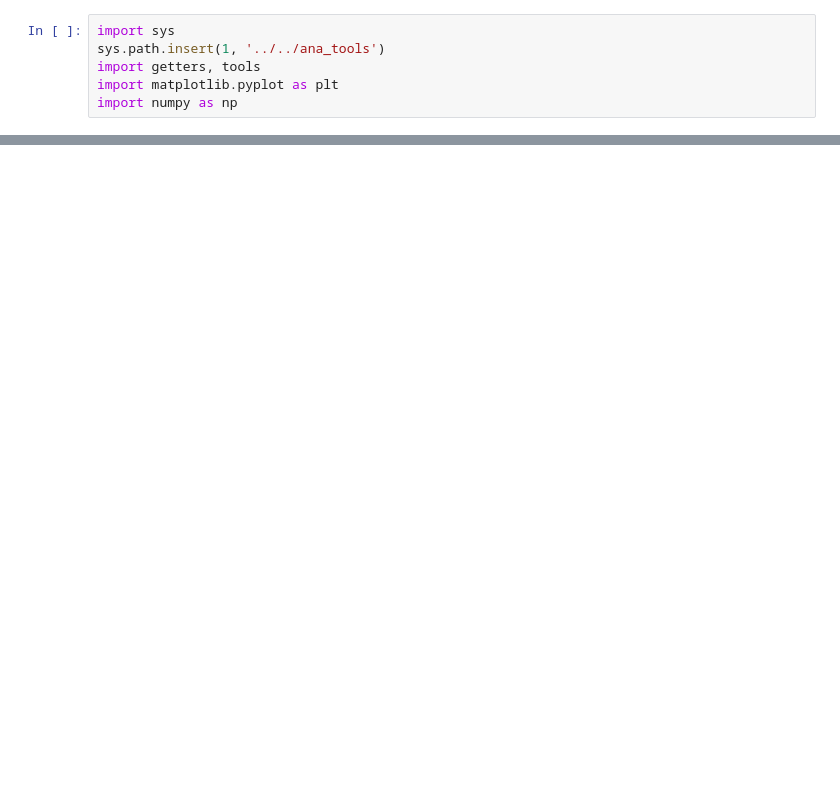
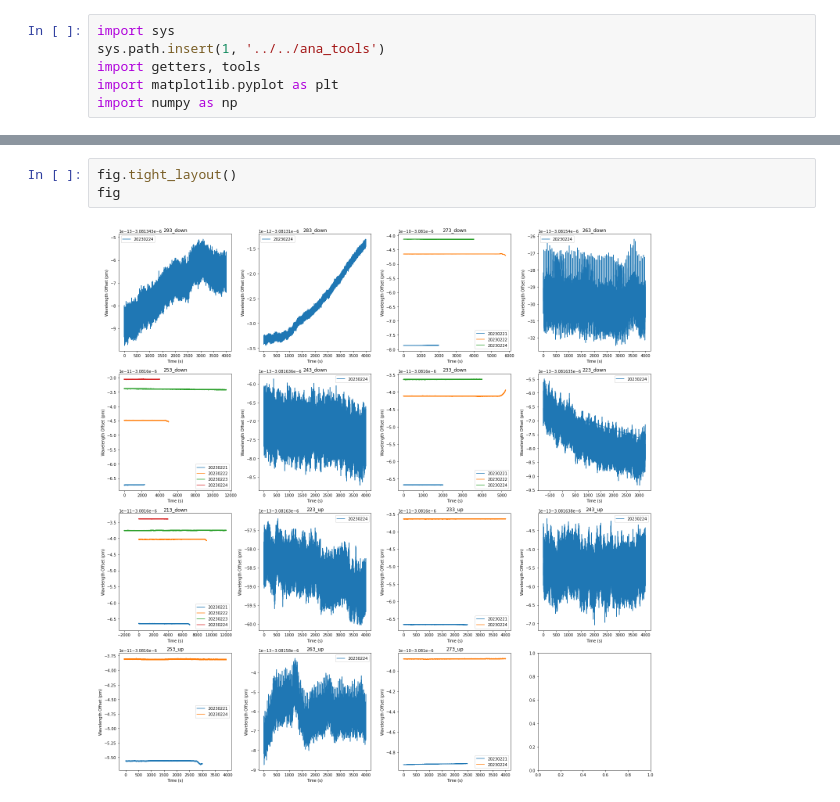
Before and after one commit to jcapo96/FBG_TMS, a Jupyter notebook: ana/feb_runs/Offsets.ipynb, the cells around one changed output, grey strips where cells are left out. Cells and saved outputs as stored; diff of their text form; blank space fills up the shorter version.

```diff
--- a/ana/feb_runs/Offsets.ipynb
+++ b/ana/feb_runs/Offsets.ipynb
@@ -31,0 +71,5 @@ for date in dates:
+# %%
+fig.tight_layout()
+fig
+# %% [output]
+[figure, added]
```
Also changed, not shown: parts of 6 cells of this notebook.
